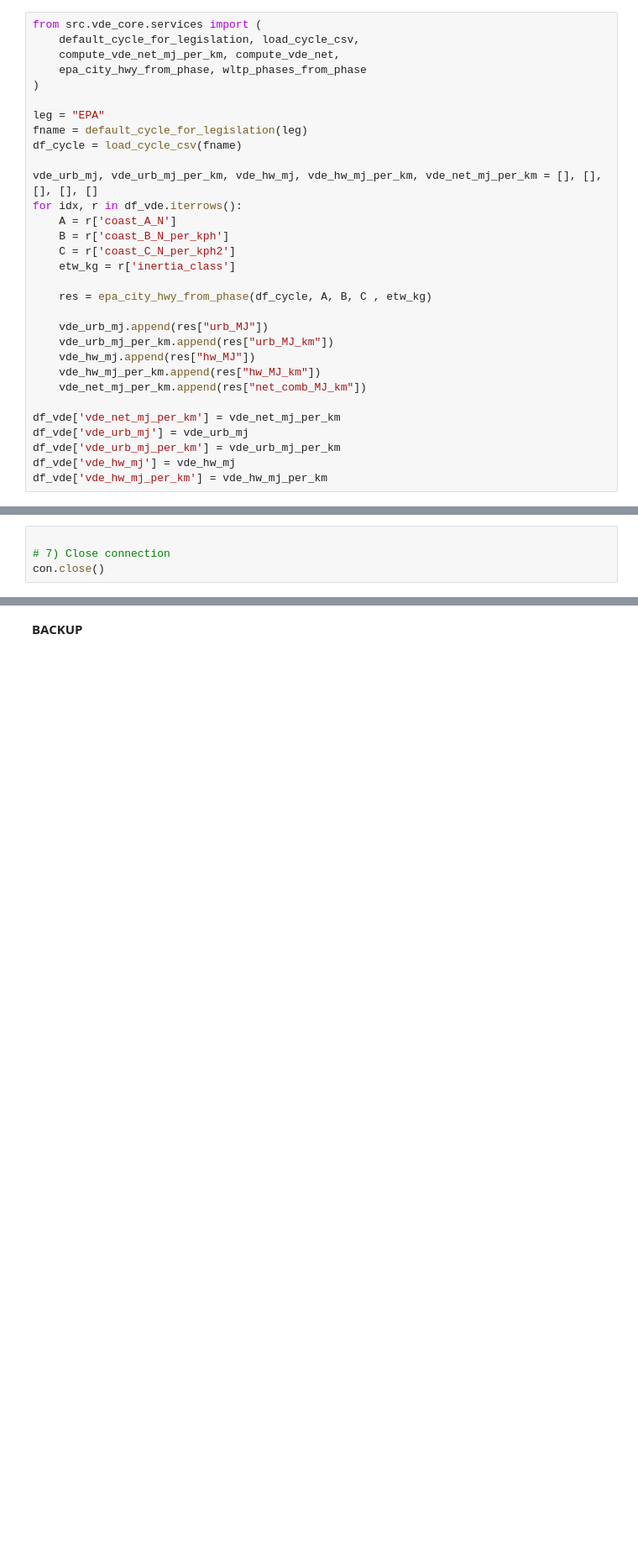
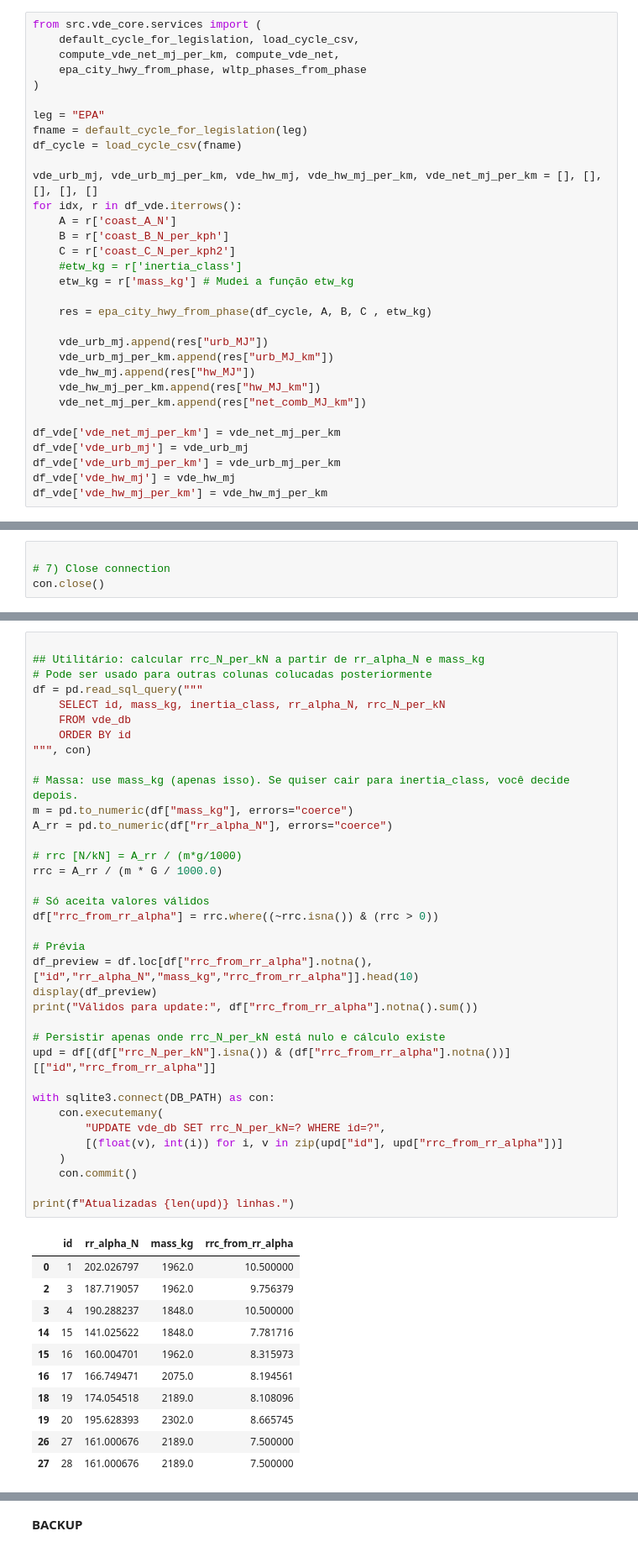
Before and after one commit to caiohfr/projects, a Jupyter notebook: EcoDrive-Analyst/EPA_xlsx_to_db.ipynb, the cells around one changed output, grey strips where cells are left out. Shown at 84% size. Saved outputs shown, nothing was run; the diff lists cells and outputs as text; blank space fills up the shorter version.

```diff
--- a/EcoDrive-Analyst/EPA_xlsx_to_db.ipynb
+++ b/EcoDrive-Analyst/EPA_xlsx_to_db.ipynb
@@ -578,7 +578,8 @@ for idx, r in df_vde.iterrows():
     A = r['coast_A_N']
     B = r['coast_B_N_per_kph']
     C = r['coast_C_N_per_kph2']
-    etw_kg = r['inertia_class']
+    #etw_kg = r['inertia_class']
+    etw_kg = r['mass_kg'] # Mudei a função etw_kg
 
     res = epa_city_hwy_from_phase(df_cycle, A, B, C , etw_kg)
 
@@ -1509,0 +1534,48 @@ con.close()
+# %%
+
+## Utilitário: calcular rrc_N_per_kN a partir de rr_alpha_N e mass_kg
+# Pode ser usado para outras colunas colucadas posteriormente
+df = pd.read_sql_query("""
+    SELECT id, mass_kg, inertia_class, rr_alpha_N, rrc_N_per_kN
+    FROM vde_db
+    ORDER BY id
+""", con)
+
+# Massa: use mass_kg (apenas isso). Se quiser cair para inertia_class, você decide depois.
+m = pd.to_numeric(df["mass_kg"], errors="coerce")
+A_rr = pd.to_numeric(df["rr_alpha_N"], errors="coerce")
+
+# rrc [N/kN] = A_rr / (m*g/1000)
+rrc = A_rr / (m * G / 1000.0)
+
+# Só aceita valores válidos
+df["rrc_from_rr_alpha"] = rrc.where((~rrc.isna()) & (rrc > 0))
+
+# Prévia
+df_preview = df.loc[df["rrc_from_rr_alpha"].notna(), ["id","rr_alpha_N","mass_kg","rrc_from_rr_alpha"]].head(10)
+display(df_preview)
+print("Válidos para update:", df["rrc_from_rr_alpha"].notna().sum())
+
+# Persistir apenas onde rrc_N_per_kN está nulo e cálculo existe
+upd = df[(df["rrc_N_per_kN"].isna()) & (df["rrc_from_rr_alpha"].notna())][["id","rrc_from_rr_alpha"]]
+
+with sqlite3.connect(DB_PATH) as con:
+    con.executemany(
+        "UPDATE vde_db SET rrc_N_per_kN=? WHERE id=?",
+        [(float(v), int(i)) for i, v in zip(upd["id"], upd["rrc_from_rr_alpha"])]
+    )
+    con.commit()
+
+print(f"Atualizadas {len(upd)} linhas.")
+# %% [output]
+|  | id | rr_alpha_N | mass_kg | rrc_from_rr_alpha |
+| 0 | 1 | 202.026797 | 1962.0 | 10.500000 |
+| 2 | 3 | 187.719057 | 1962.0 | 9.756379 |
+| 3 | 4 | 190.288237 | 1848.0 | 10.500000 |
+| 14 | 15 | 141.025622 | 1848.0 | 7.781716 |
+| 15 | 16 | 160.004701 | 1962.0 | 8.315973 |
+| 16 | 17 | 166.749471 | 2075.0 | 8.194561 |
+| 18 | 19 | 174.054518 | 2189.0 | 8.108096 |
+| 19 | 20 | 195.628393 | 2302.0 | 8.665745 |
+| 26 | 27 | 161.000676 | 2189.0 | 7.500000 |
+| 27 | 28 | 161.000676 | 2189.0 | 7.500000 |
```
Also changed, not shown: parts of 5 cells of this notebook, 12 other files.
